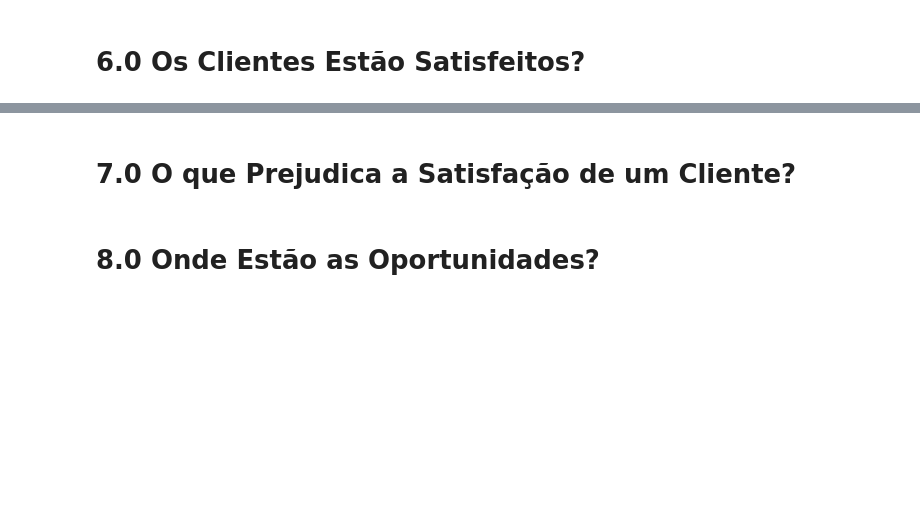
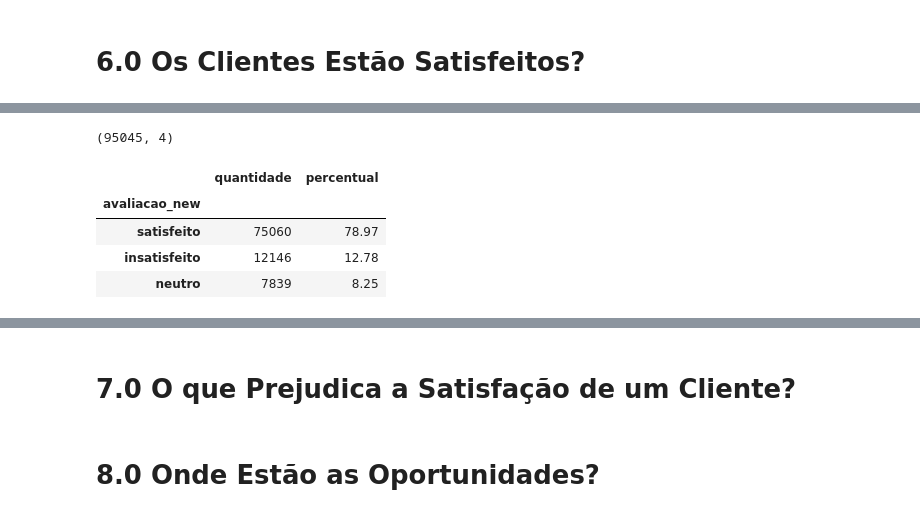
Before and after one commit to alefaizi/tech-challenge-olist, a Jupyter notebook: notebooks/03_analise.ipynb, the cells around one changed output, grey strips where cells are left out. Cells and saved outputs as stored; diff of their text form; code cells hidden in the pictures; blank space fills up the shorter version.

```diff
--- a/notebooks/03_analise.ipynb
+++ b/notebooks/03_analise.ipynb
@@ -266,0 +302,18 @@ Variação Percentual Quad 1 vs Quad 2: -7.54%
+# %%
+# checando se a tabela tem 95.045 linhas
+pedidos_avaliacoes.shape
+# %% [output]
+(95045, 4)
+# %%
+# calculando o percentual de avaliações de acordo com a nova classificação
+proporcao_reviews = pd.DataFrame({
+    "quantidade": pedidos_avaliacoes["avaliacao_new"].value_counts(),
+    "percentual": (pedidos_avaliacoes["avaliacao_new"].value_counts(normalize=True)*100).round(2)})
+
+proporcao_reviews
+# %% [output]
+|  | quantidade | percentual |
+| avaliacao_new |  |  |
+| satisfeito | 75060 | 78.97 |
+| insatisfeito | 12146 | 12.78 |
+| neutro | 7839 | 8.25 |
```
Also changed, not shown: parts of 11 cells of this notebook, 1 other file.
